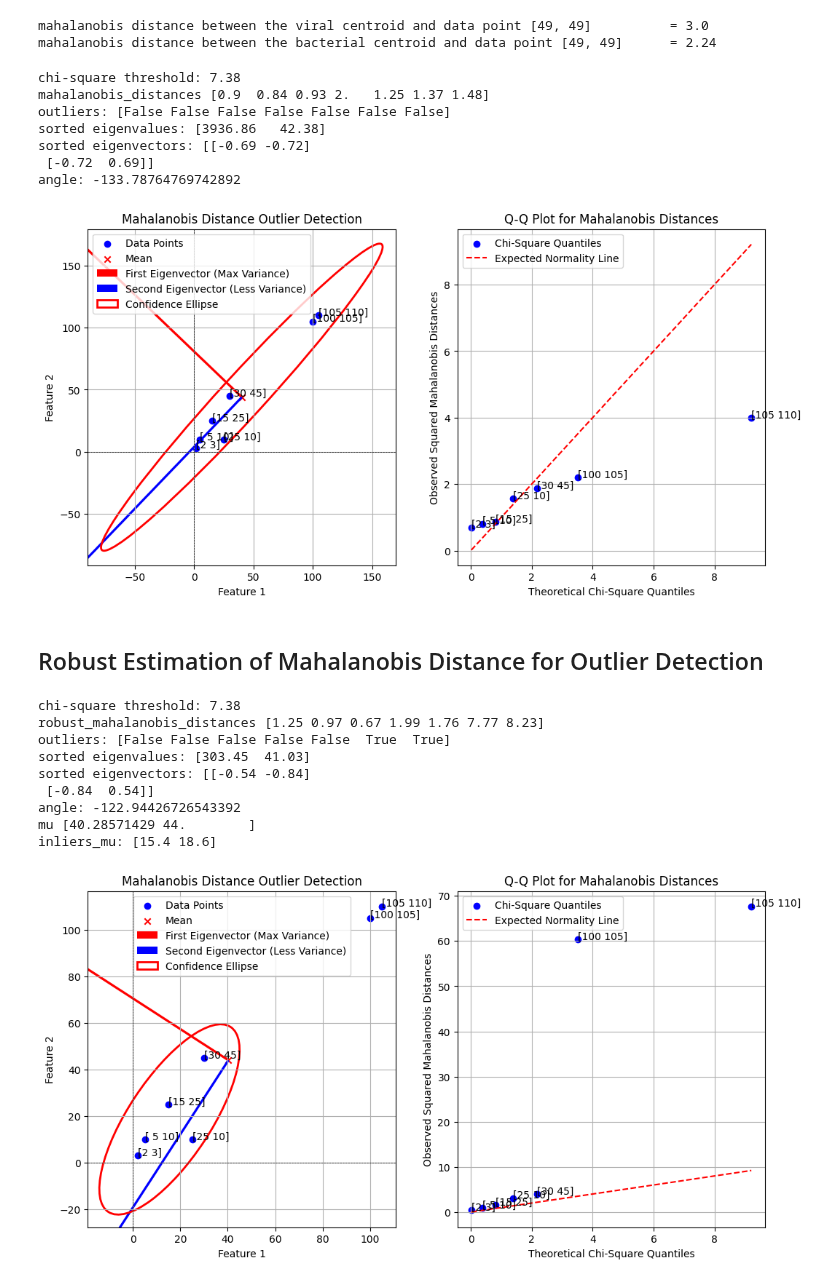
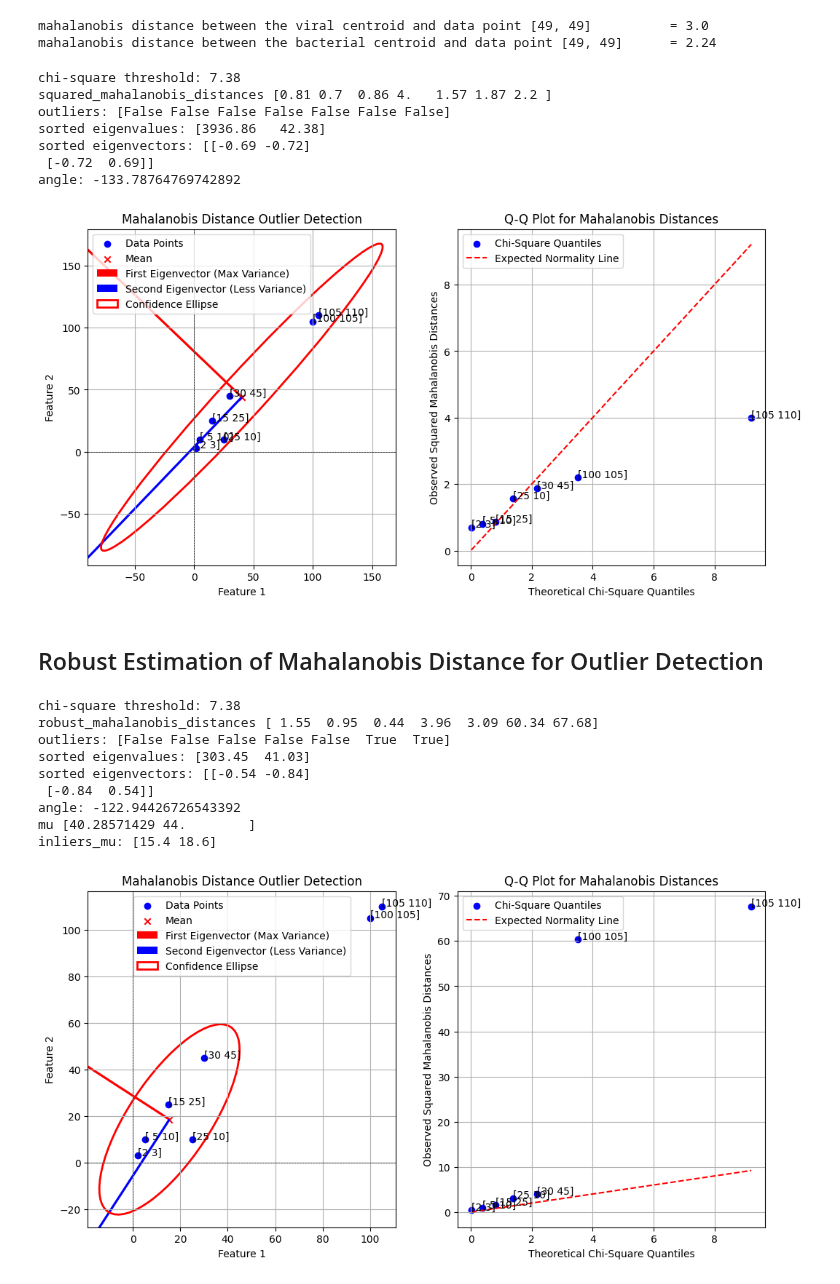
Before and after one commit to jasonrichdarmawan/learn-data-mining-techniques, a Jupyter notebook: 2009-SAGMB-Detecting Outlier Samples in Microarray Data.ipynb, the cells around one changed output. Cells and saved outputs as stored; diff of their text form; code cells hidden in the pictures.

Commit message:
example: 2009-SAGMB-Detecting Outlier Samples in Microarray Data

```diff
--- a/2009-SAGMB-Detecting Outlier Samples in Microarray Data.ipynb
+++ b/2009-SAGMB-Detecting Outlier Samples in Microarray Data.ipynb
@@ -190,9 +253,9 @@ mu = np.mean(X, axis=0) # mean of each feature
 cov = np.cov(X, rowvar=False)
 
 # Compute Mahalanobis Distance
-mahalanobis_distances = np.array([])
+squared_mahalanobis_distances = np.array([])
 for x_i in X:
-  mahalanobis_distances = np.append(mahalanobis_distances, mahalanobis_distance(x_i, mu, cov))
+  squared_mahalanobis_distances = np.append(squared_mahalanobis_distances, mahalanobis_distance(x_i, mu, cov) ** 2)
 
 # Chi-square threshold for p = 0.975 and df = 2 (since 2 features)
 # which ensures that only 2.5% of the points are falsely flagged as outliers,
@@ -205,8 +268,8 @@ for x_i in X:
 chi_square_threshold = chi2.ppf(0.975, df=2) # we are defining an ellipse that contains 97.5% of the data
 
 print("chi-square threshold:", chi_square_threshold.round(2))
-print("mahalanobis_distances", mahalanobis_distances.round(2))
-print("outliers:", mahalanobis_distances > chi_square_threshold)
+print("squared_mahalanobis_distances", squared_mahalanobis_distances.round(2))
+print("outliers:", squared_mahalanobis_distances > chi_square_threshold)
 
 # Eigenvalues and Eigenvectors for the ellipse orientation
 # Eigenvalues are the variance of the data along the eigenvectors
@@ -273,17 +336,17 @@ axes[0].grid(True)
 # Check if dataset follows a chi-square distribution $d_M^2 \sim \chi^2$
 
 ## Compute squared Mahalanobis distances (should follow a chi-square distribution)
-sorted_mahalanobis_distances_squared = np.sort(mahalanobis_distances ** 2)
+sorted_squared_mahalanobis_distances = np.sort(squared_mahalanobis_distances)
 
 ## Generate theoretical quantiles for the chi-square distribution
-chi2_quantiles = chi2.ppf(np.linspace(0.01, 0.99, len(sorted_mahalanobis_distances_squared)), df=2)
+chi2_quantiles = chi2.ppf(np.linspace(0.01, 0.99, len(sorted_squared_mahalanobis_distances)), df=2)
 
-axes[1].scatter(chi2_quantiles, sorted_mahalanobis_distances_squared, color='b', label="Chi-Square Quantiles")
+axes[1].scatter(chi2_quantiles, sorted_squared_mahalanobis_distances, color='b', label="Chi-Square Quantiles")
 axes[1].plot(chi2_quantiles, chi2_quantiles, linestyle='dashed', color='red', label="Expected Normality Line")
 
 # Annotate the data points
 for i, txt in enumerate(X):
-  axes[1].annotate(txt, (chi2_quantiles[i], sorted_mahalanobis_distances_squared[i]))
+  axes[1].annotate(txt, (chi2_quantiles[i], sorted_squared_mahalanobis_distances[i]))
 
 # Labels and Title
 axes[1].set_xlabel("Theoretical Chi-Square Quantiles")
@@ -293,7 +356,7 @@ axes[1].legend()
 axes[1].grid(True)
 # %% [output]
 chi-square threshold: 7.38
-mahalanobis_distances [0.9  0.84 0.93 2.   1.25 1.37 1.48]
+squared_mahalanobis_distances [0.81 0.7  0.86 4.   1.57 1.87 2.2 ]
 outliers: [False False False False False False False]
 sorted eigenvalues: [3936.86   42.38]
 sorted eigenvectors: [[-0.69 -0.72]
@@ -318,16 +381,11 @@ X = np.array([[2,3],
 # Robust Covariance Estimation using Minimum Covariance Determinant (MCD)
 # "MCD estimators can be seen as special cases of S-estimators where the function
 # $\rho$ is 1".
-mcd = MinCovDet().fit(X)
-
-# Robust mean and covariance
-robust_mu = mcd.location_
-robust_cov = mcd.covariance_
+h = (len(X) + 2 + 1) / 2
+mcd = MinCovDet(support_fraction=h/len(X)).fit(X) # 5 out of 7 samples are inliers
 
 # Compute Mahalanobis Distance
-robust_mahalanobis_distances = np.array([])
-for x_i in X:
-  robust_mahalanobis_distances = np.append(robust_mahalanobis_distances, mahalanobis_distance(x_i, robust_mu, robust_cov))
+squared_robust_mahalanobis_distances = mcd.mahalanobis(X)
 
 # Chi-square threshold for p = 0.975 and df = 2 (since 2 features)
 # which ensures that only 2.5% of the points are falsely flagged as outliers,
@@ -337,13 +395,13 @@ for x_i in X:
 chi_square_threshold = chi2.ppf(0.975, df=2) # we are defining an ellipse that contains 97.5% of the data
 
 print("chi-square threshold:", chi_square_threshold.round(2))
-print("robust_mahalanobis_distances", robust_mahalanobis_distances.round(2))
-print("outliers:", robust_mahalanobis_distances > chi_square_threshold)
+print("robust_mahalanobis_distances", squared_robust_mahalanobis_distances.round(2))
+print("outliers:", squared_robust_mahalanobis_distances > chi_square_threshold)
 
 # Eigenvalues and Eigenvectors for the ellipse orientation
 # Eigenvalues are the variance of the data along the eigenvectors
 # Eigenvectors are the direction of the variance
-eigenvalues, eigenvectors = np.linalg.eig(robust_cov)
+eigenvalues, eigenvectors = np.linalg.eig(mcd.covariance_)
 
 # Sort Eigenvalues and Eigenvectors in descending order
 order = eigenvalues.argsort()[::-1]
@@ -371,7 +429,7 @@ fig, axes = plt.subplots(1, 2, figsize=(12, 6))
 axes[0].scatter(X[:, 0], X[:, 1], label="Data Points", color='b')
 
 # Highlight the mean center
-inliers_mu = X[robust_mahalanobis_distances <= chi_square_threshold].mean(axis=0)
+inliers_mu = X[squared_robust_mahalanobis_distances <= chi_square_threshold].mean(axis=0)
 print("mu", mu)
 print("inliers_mu:", inliers_mu)
 axes[0].scatter(inliers_mu[0], inliers_mu[1], label="Mean", color='r', marker='x')
@@ -407,33 +465,33 @@ axes[0].grid(True)
 # Create Q-Q plot
 # Check if dataset follows a chi-square distribution $d_M^2 \sim \chi^2$
 
 ## Compute squared Mahalanobis distances (should follow a chi-square distribution)
-sorted_robust_mahalanobis_distances_squared = np.sort(robust_mahalanobis_distances ** 2)
+sorted_robust_mahalanobis_distances_squared = np.sort(squared_robust_mahalanobis_distances)
 
 ## Generate theoretical quantiles for the chi-square distribution
 chi2_quantiles = chi2.ppf(np.linspace(0.01, 0.99, len(sorted_robust_mahalanobis_distances_squared)), df=2)
 
 axes[1].scatter(chi2_quantiles, sorted_robust_mahalanobis_distances_squared, color='b', label="Chi-Square Quantiles")
 axes[1].plot(chi2_quantiles, chi2_quantiles, linestyle='dashed', color='red', label="Expected Normality Line")
 
 # Annotate the data points
 for i, txt in enumerate(X):
   axes[1].annotate(txt, (chi2_quantiles[i], sorted_robust_mahalanobis_distances_squared[i]))
 
 # Labels and Title
 axes[1].set_xlabel("Theoretical Chi-Square Quantiles")
 axes[1].set_ylabel("Observed Squared Mahalanobis Distances")
 axes[1].set_title("Q-Q Plot for Mahalanobis Distances")
 axes[1].legend()
 axes[1].grid(True)
 # %% [output]
 chi-square threshold: 7.38
-robust_mahalanobis_distances [1.25 0.97 0.67 1.99 1.76 7.77 8.23]
+robust_mahalanobis_distances [ 1.55  0.95  0.44  3.96  3.09 60.34 67.68]
 outliers: [False False False False False  True  True]
 sorted eigenvalues: [303.45  41.03]
 sorted eigenvectors: [[-0.54 -0.84]
  [-0.84  0.54]]
 angle: -122.94426726543392
 mu [40.28571429 44.        ]
 inliers_mu: [15.4 18.6]
-[figure, old version]
+[figure, new version]
```
Also changed, not shown: parts of 5 cells of this notebook.
